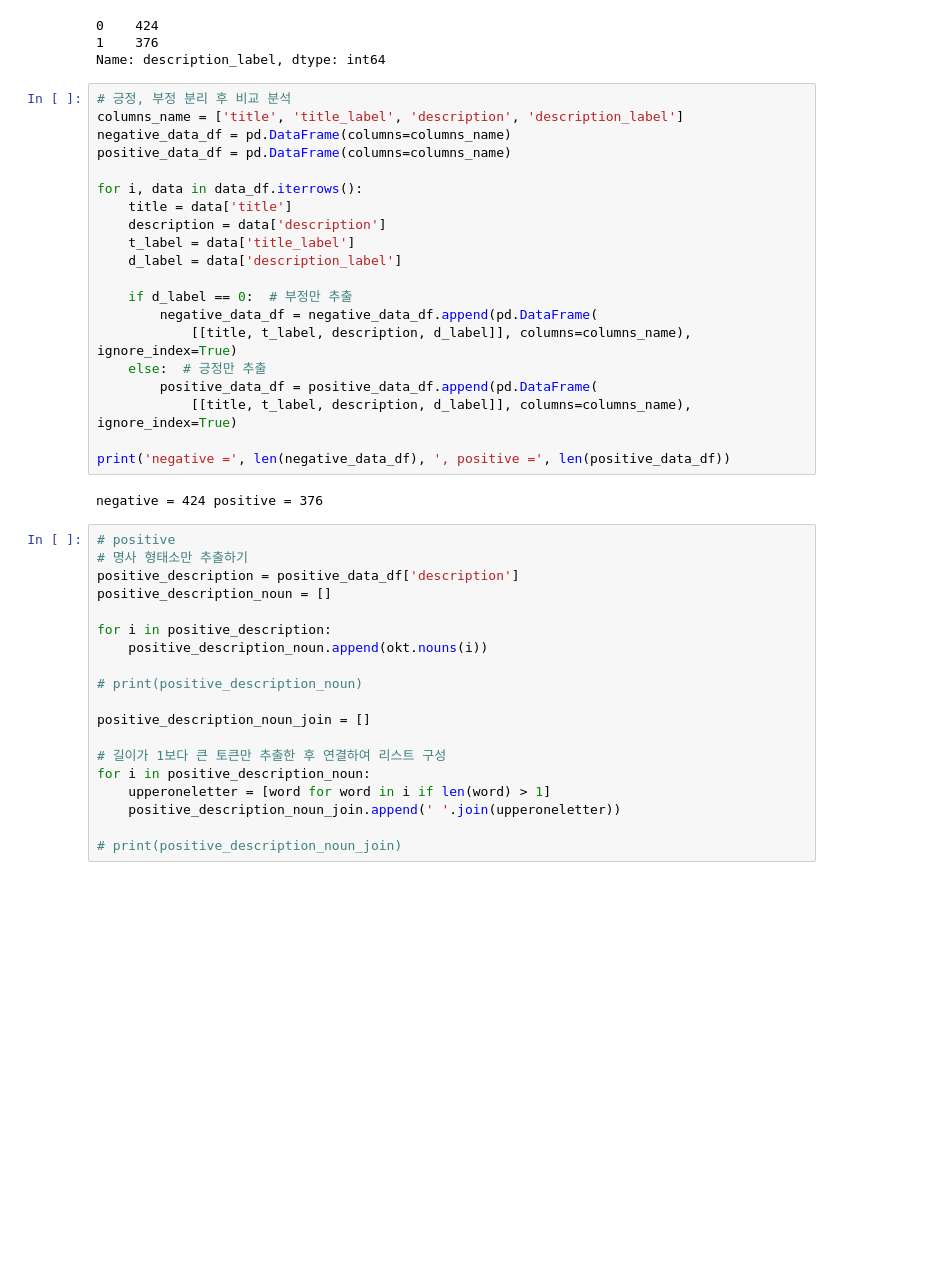
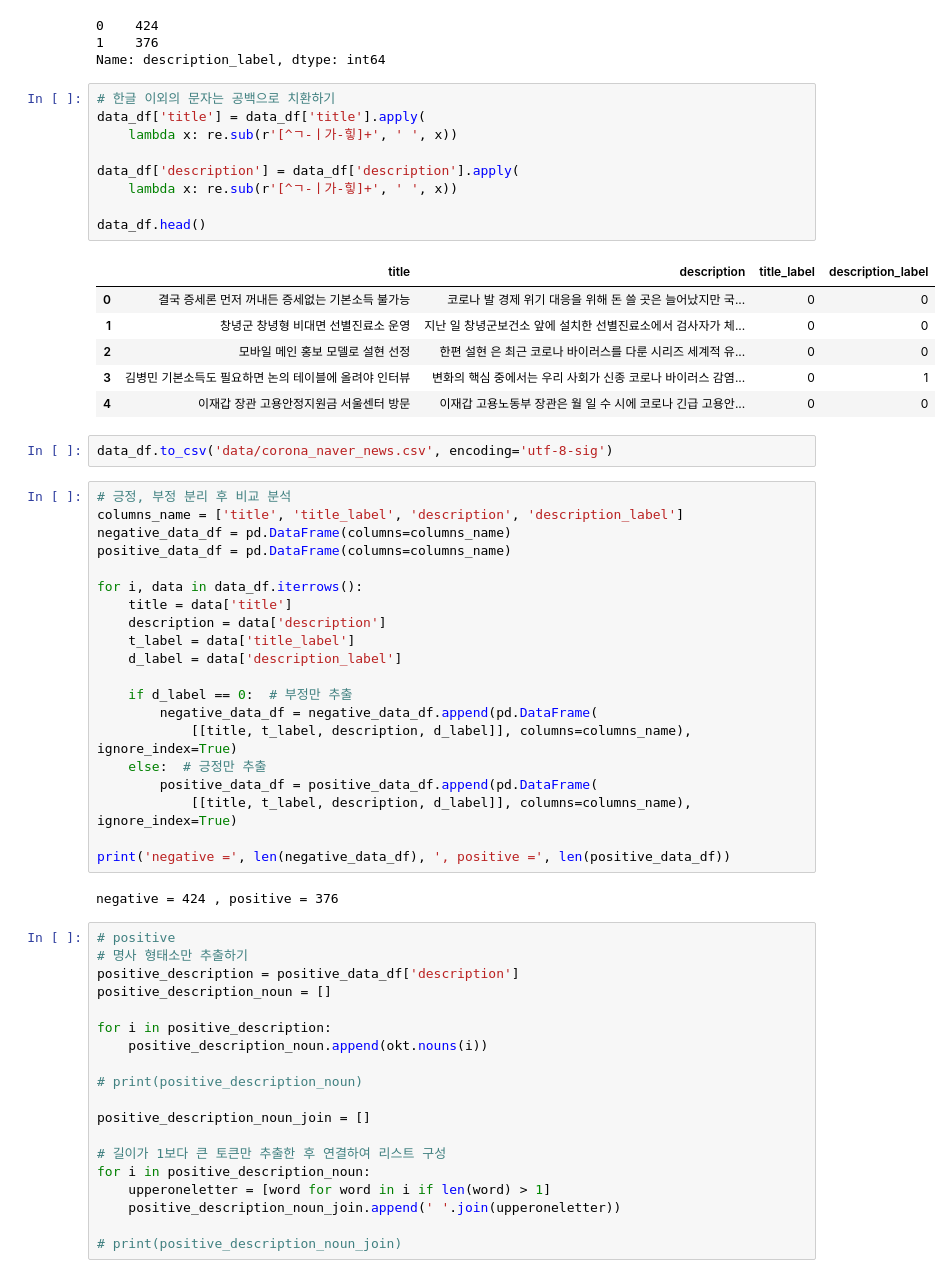
Before and after one commit to welwitschias/MachineLearning, a Jupyter notebook: 26_text_mining_movie_and_news.ipynb, the cells around one changed output. Saved outputs shown, nothing was run; the diff lists cells and outputs as text; blank space fills up the shorter version.

```diff
--- a/26_text_mining_movie_and_news.ipynb
+++ b/26_text_mining_movie_and_news.ipynb
@@ -307,6 +307,24 @@ print(data_df['description_label'].value_counts())
 0    424
 1    376
 Name: description_label, dtype: int64
+# %%
+# 한글 이외의 문자는 공백으로 치환하기
+data_df['title'] = data_df['title'].apply(
+    lambda x: re.sub(r'[^ㄱ-ㅣ가-힣]+', ' ', x))
+
+data_df['description'] = data_df['description'].apply(
+    lambda x: re.sub(r'[^ㄱ-ㅣ가-힣]+', ' ', x))
+
+data_df.head()
+# %% [output]
+|  | title | description | title_label | description_label |
+| 0 | 결국 증세론 먼저 꺼내든 증세없는 기본소득 불가능 | 코로나 발 경제 위기 대응을 위해 돈 쓸 곳은 늘어났지만 국... | 0 | 0 |
+| 1 | 창녕군 창녕형 비대면 선별진료소 운영 | 지난 일 창녕군보건소 앞에 설치한 선별진료소에서 검사자가 체... | 0 | 0 |
+| 2 | 모바일 메인 홍보 모델로 설현 선정 | 한편 설현 은 최근 코로나 바이러스를 다룬 시리즈 세계적 유... | 0 | 0 |
+| 3 | 김병민 기본소득도 필요하면 논의 테이블에 올려야 인터뷰 | 변화의 핵심 중에서는 우리 사회가 신종 코로나 바이러스 감염... | 0 | 1 |
+| 4 | 이재갑 장관 고용안정지원금 서울센터 방문 | 이재갑 고용노동부 장관은 월 일 수 시에 코로나 긴급 고용안... | 0 | 0 |
+# %%
+data_df.to_csv('data/corona_naver_news.csv', encoding='utf-8-sig')
 # %%
 # 긍정, 부정 분리 후 비교 분석
 columns_name = ['title', 'title_label', 'description', 'description_label']
@@ -328,7 +346,7 @@ for i, data in data_df.iterrows():
 
 print('negative =', len(negative_data_df), ', positive =', len(positive_data_df))
 # %% [output]
-negative = 424 positive = 376
+negative = 424 , positive = 376
 # %%
 # positive
 # 명사 형태소만 추출하기
```
Also changed, not shown: parts of 12 cells of this notebook, 4 other files.
